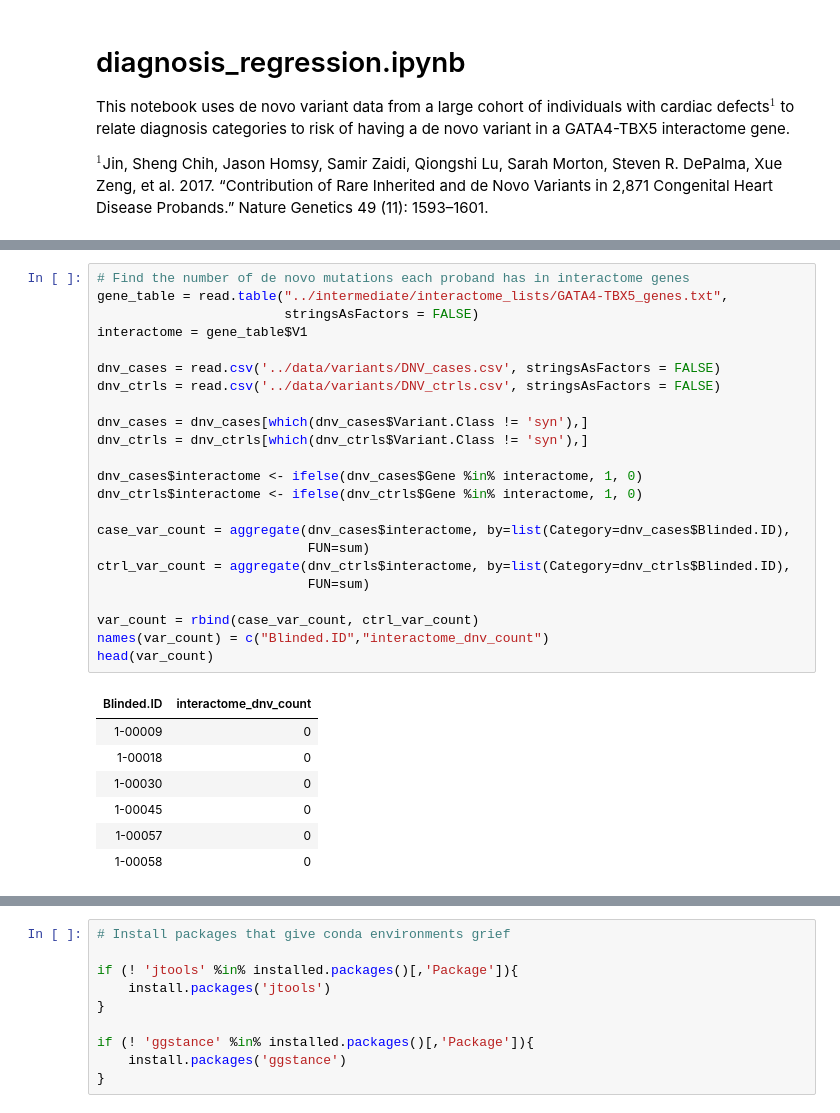
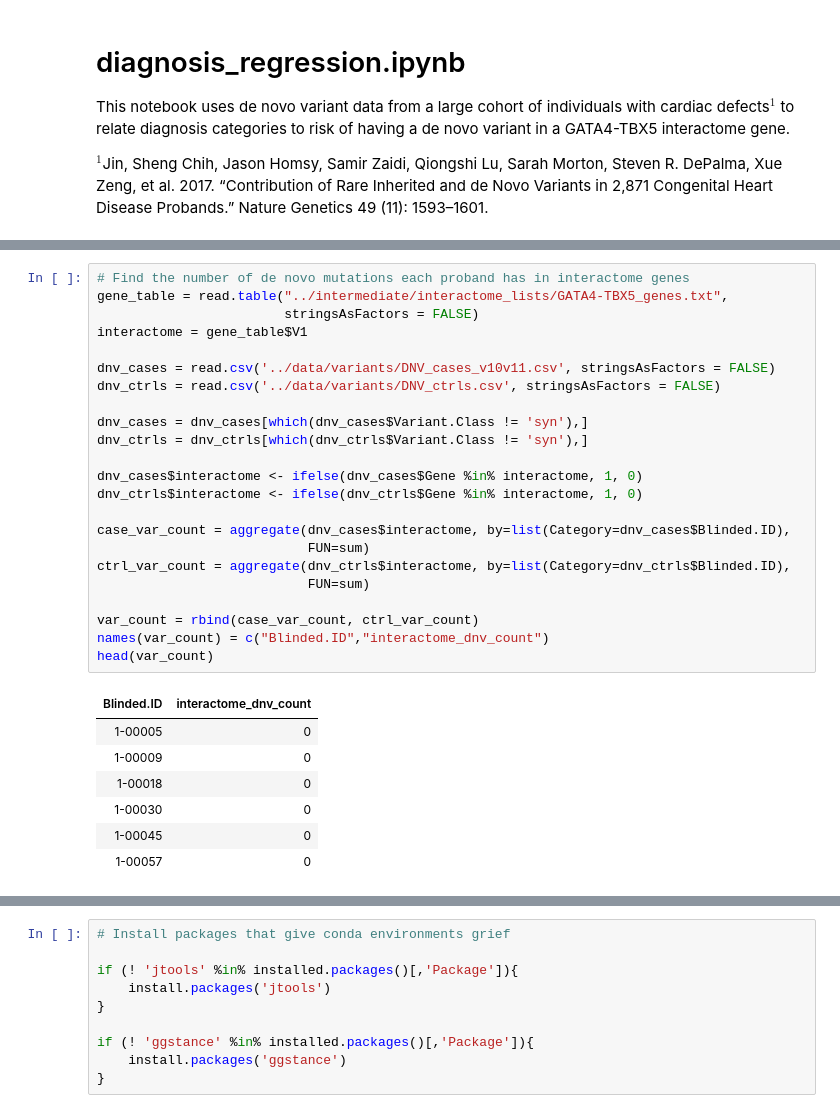
Before and after one commit to mepittman/ctf-apms, a Jupyter notebook: jupyter_notebooks/diagnosis_regression.ipynb, the cells around one changed output, grey strips where cells are left out. Saved outputs shown, nothing was run; the diff lists cells and outputs as text.

```diff
--- a/jupyter_notebooks/diagnosis_regression.ipynb
+++ b/jupyter_notebooks/diagnosis_regression.ipynb
@@ -92,34 +72,34 @@ head(diag_df)
 # %%
 # Find the number of de novo mutations each proband has in interactome genes
 gene_table = read.table("../intermediate/interactome_lists/GATA4-TBX5_genes.txt",
                         stringsAsFactors = FALSE)
 interactome = gene_table$V1
 
-dnv_cases = read.csv('../data/variants/DNV_cases.csv', stringsAsFactors = FALSE)
+dnv_cases = read.csv('../data/variants/DNV_cases_v10v11.csv', stringsAsFactors = FALSE)
 dnv_ctrls = read.csv('../data/variants/DNV_ctrls.csv', stringsAsFactors = FALSE)
 
 dnv_cases = dnv_cases[which(dnv_cases$Variant.Class != 'syn'),]
 dnv_ctrls = dnv_ctrls[which(dnv_ctrls$Variant.Class != 'syn'),]
 
 dnv_cases$interactome <- ifelse(dnv_cases$Gene %in% interactome, 1, 0)
 dnv_ctrls$interactome <- ifelse(dnv_ctrls$Gene %in% interactome, 1, 0)
 
 case_var_count = aggregate(dnv_cases$interactome, by=list(Category=dnv_cases$Blinded.ID),
                            FUN=sum)
 ctrl_var_count = aggregate(dnv_ctrls$interactome, by=list(Category=dnv_ctrls$Blinded.ID),
                            FUN=sum)
 
 var_count = rbind(case_var_count, ctrl_var_count)
 names(var_count) = c("Blinded.ID","interactome_dnv_count")
 head(var_count)
 # %% [output]
 | Blinded.ID | interactome_dnv_count |
+| 1-00005 | 0 |
 | 1-00009 | 0 |
 | 1-00018 | 0 |
 | 1-00030 | 0 |
 | 1-00045 | 0 |
 | 1-00057 | 0 |
-| 1-00058 | 0 |
 # %%
 # Append dummy variable columns based on diagnoses of each blinded ID
 variable_list = unique(diag_df$Category)
```
Also changed, not shown: parts of 11 cells of this notebook.
